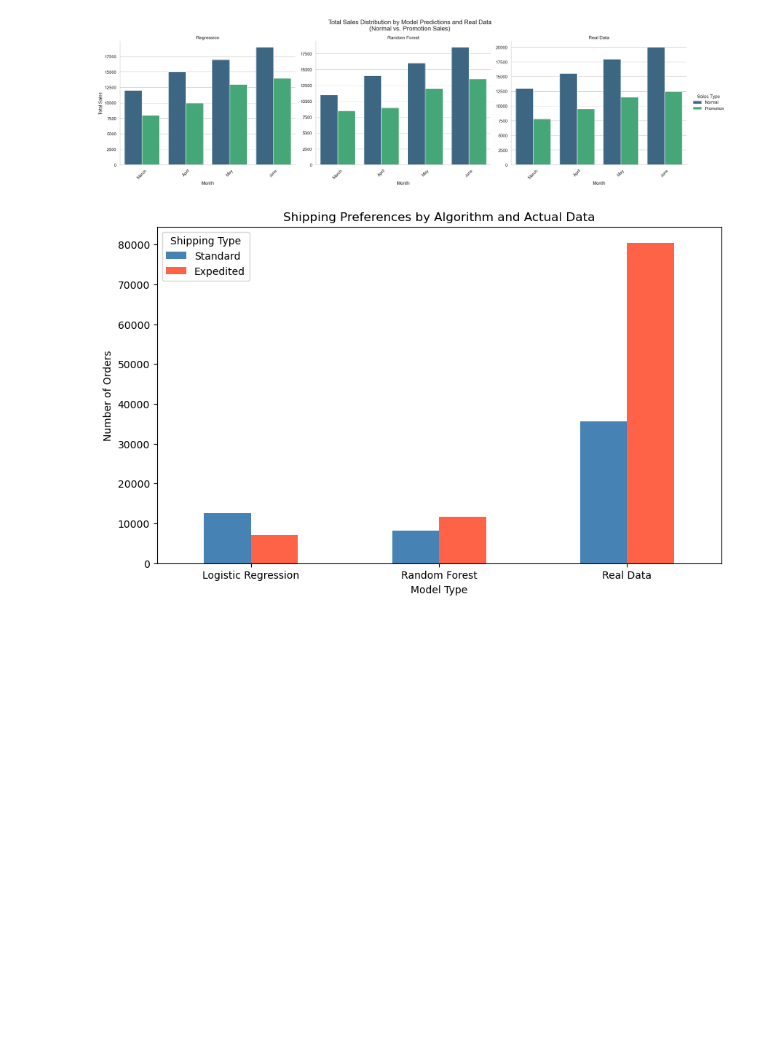
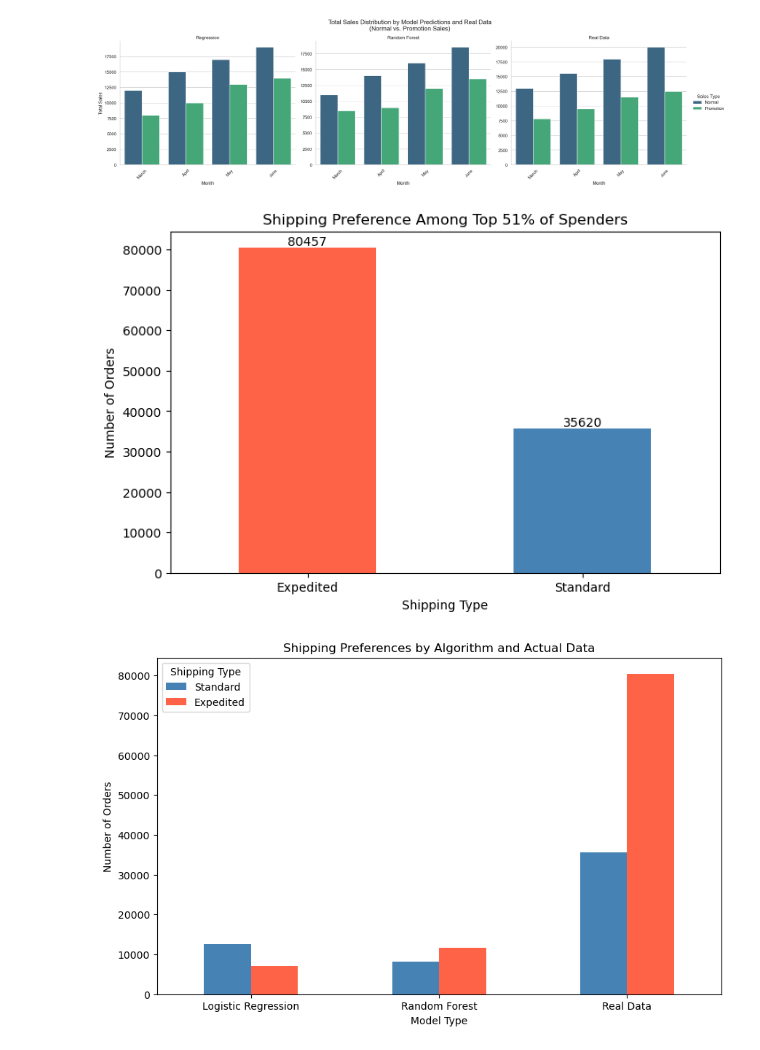
Before and after one commit to JustynLim/Big-Data-Analysis, a Jupyter notebook: Analysis.ipynb, the cells around one changed output. Drawn from its saved outputs; the diff is of its cells as text; code cells hidden in the pictures; blank space fills up the shorter version.

Commit message:
EDA Added
EDA for Top 51% spenders prefer expedited or standard shipping service level

```diff
--- a/Analysis.ipynb
+++ b/Analysis.ipynb
@@ -438,6 +438,40 @@ The `ci` parameter is deprecated. Use `errorbar=None` for the same effect.
 
   func(*plot_args, **plot_kwargs)
 [figure]
+# %%
+import pandas as pd
+import matplotlib.pyplot as plt
+
+# Load and filter the dataset
+file_path = 'Amazon Sale Report.csv'
+data = pd.read_csv(file_path, low_memory=False)
+filtered_data = data[data['ship-service-level'].isin(['Expedited', 'Standard'])]
+
+# Sort by amount spent in descending order
+sorted_data = filtered_data.sort_values(by='Amount', ascending=False)
+
+# Determine the index cutoff for the top 51%
+cutoff_index = int(len(sorted_data) * 0.90)
+top_51_data = sorted_data.iloc[:cutoff_index]
+
+# Count shipping preferences among the top 51%
+shipping_preference_counts = top_51_data['ship-service-level'].value_counts()
+
+# Plot the bar chart
+plt.figure(figsize=(8, 5))
+bars = shipping_preference_counts.plot(kind='bar', color=['#FF6347', '#4682B4'])
+plt.title("Shipping Preference Among Top 51% of Spenders")
+plt.xlabel("Shipping Type")
+plt.ylabel("Number of Orders")
+plt.xticks(rotation=0)
+
+# Annotate bars with the actual counts
+for index, value in enumerate(shipping_preference_counts):
+    plt.text(index, value + 1, str(value), ha='center', va='bottom')
+
+plt.show()
+# %% [output]
+[figure, added]
 # %%
 import seaborn as sns
 import pandas as pd
```
